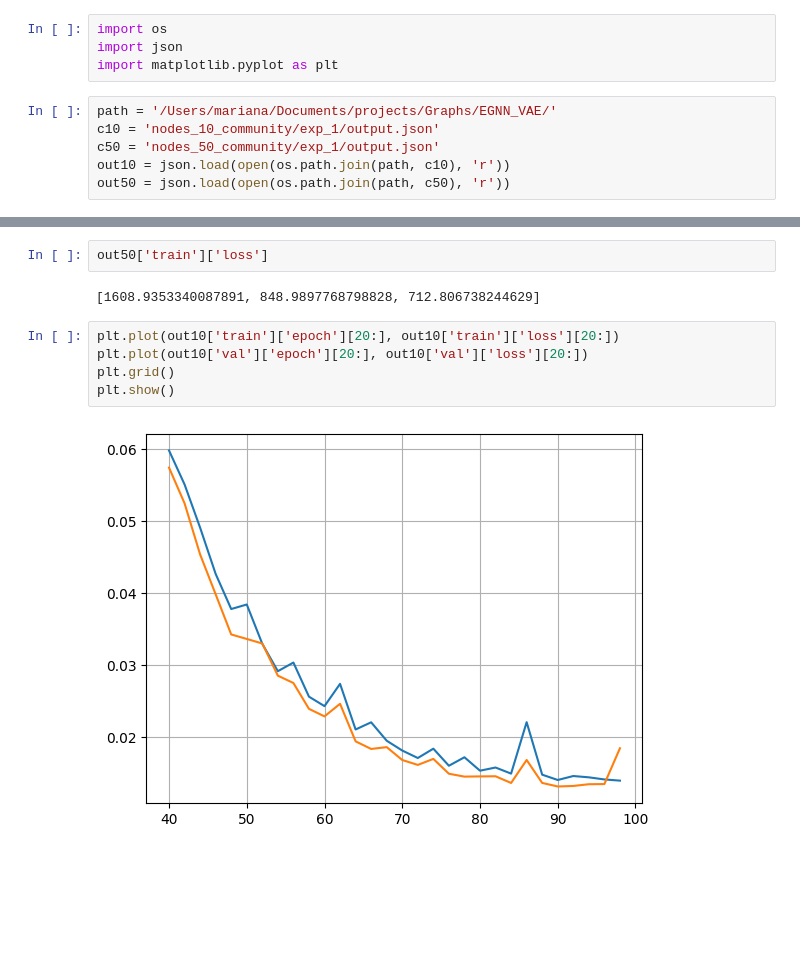
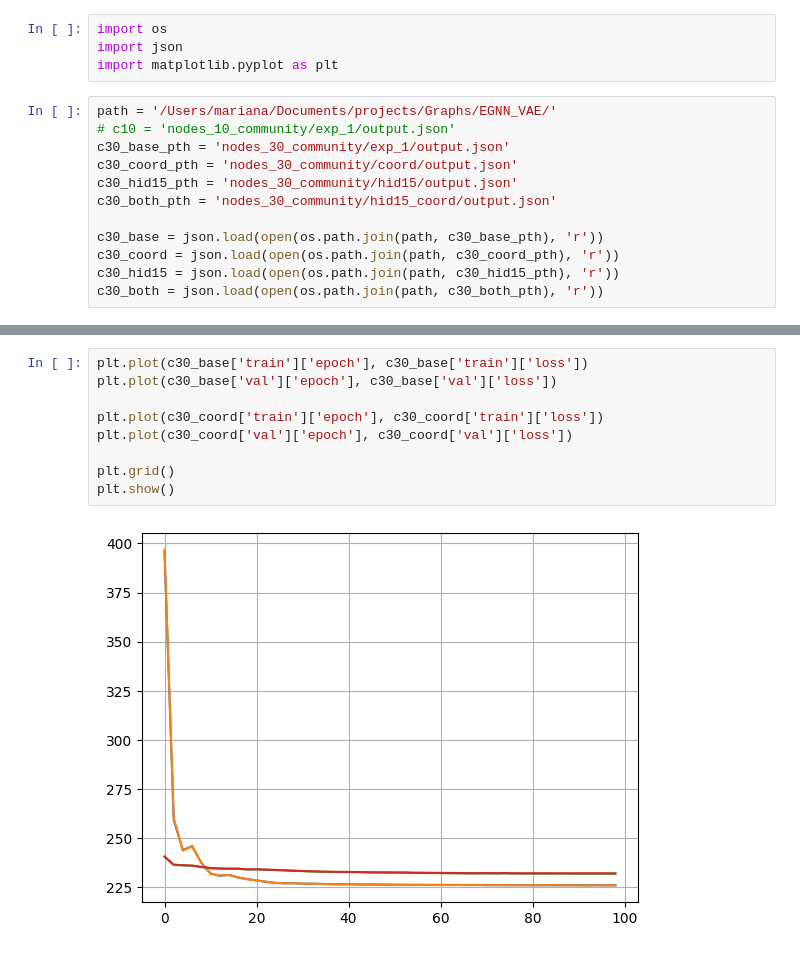
Before and after one commit to marianaw/egnn, a Jupyter notebook: notebooks/results_divein.ipynb, the cells around one changed output, grey strips where cells are left out. Cells and saved outputs as stored; diff of their text form; blank space fills up the shorter version.

```diff
--- a/notebooks/results_divein.ipynb
+++ b/notebooks/results_divein.ipynb
@@ -7,7 +7,13 @@ import json
 import matplotlib.pyplot as plt
 # %%
 path = '/Users/mariana/Documents/projects/Graphs/EGNN_VAE/'
-c10 = 'nodes_10_community/exp_1/output.json'
-c50 = 'nodes_50_community/exp_1/output.json'
-out10 = json.load(open(os.path.join(path, c10), 'r'))
-out50 = json.load(open(os.path.join(path, c50), 'r'))
+# c10 = 'nodes_10_community/exp_1/output.json'
+c30_base_pth = 'nodes_30_community/exp_1/output.json'
+c30_coord_pth = 'nodes_30_community/coord/output.json'
+c30_hid15_pth = 'nodes_30_community/hid15/output.json'
+c30_both_pth = 'nodes_30_community/hid15_coord/output.json'
+
+c30_base = json.load(open(os.path.join(path, c30_base_pth), 'r'))
+c30_coord = json.load(open(os.path.join(path, c30_coord_pth), 'r'))
+c30_hid15 = json.load(open(os.path.join(path, c30_hid15_pth), 'r'))
+c30_both = json.load(open(os.path.join(path, c30_both_pth), 'r'))
@@ -22,12 +20,12 @@ dict_keys(['epoch', 'loss', 'bce', 'kl', 'kl_coords', 'adj_err', 'wrong_edges',
-# %%
-out50['train']['loss']
-# %% [output]
-[1608.9353340087891, 848.9897768798828, 712.806738244629]
 # %%
-plt.plot(out10['train']['epoch'][20:], out10['train']['loss'][20:])
-plt.plot(out10['val']['epoch'][20:], out10['val']['loss'][20:])
+plt.plot(c30_base['train']['epoch'], c30_base['train']['loss'])
+plt.plot(c30_base['val']['epoch'], c30_base['val']['loss'])
+
+plt.plot(c30_coord['train']['epoch'], c30_coord['train']['loss'])
+plt.plot(c30_coord['val']['epoch'], c30_coord['val']['loss'])
+
 plt.grid()
 plt.show()
 # %% [output]
-[figure, old version]
+[figure, new version]
 # %%
```
Also changed, not shown: parts of 6 cells of this notebook, 1 other file.
